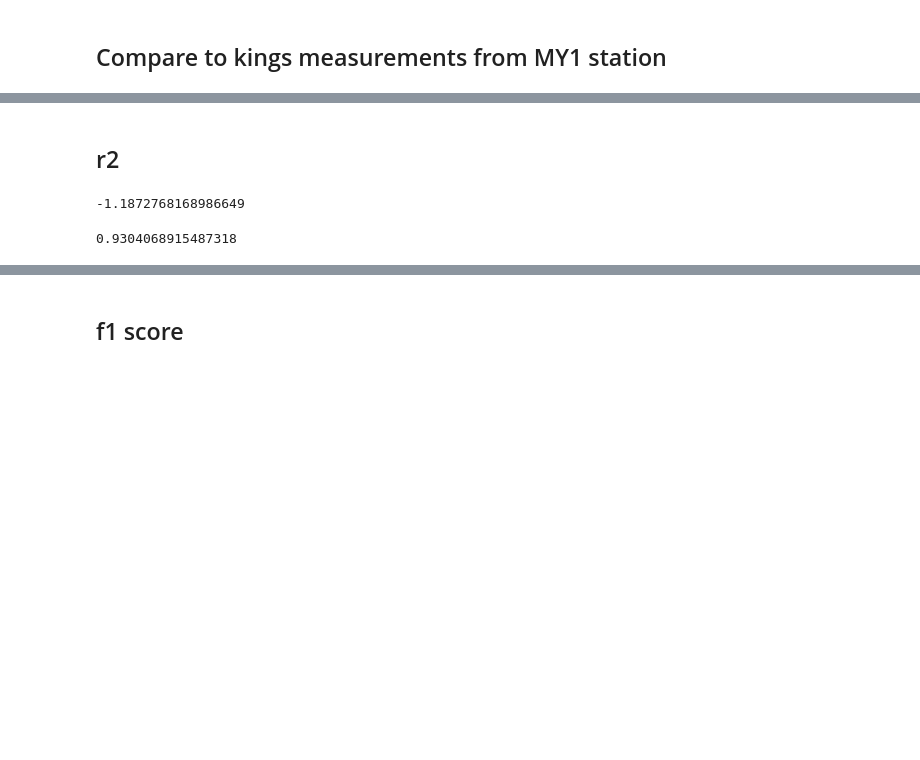
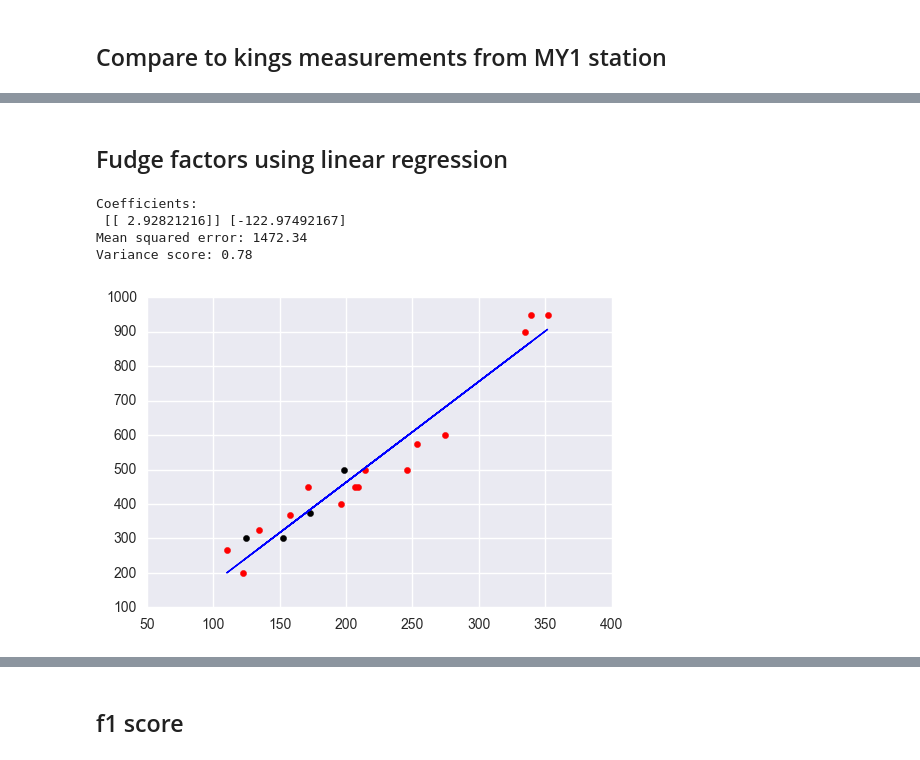
Before and after one commit to lingxz/climathon2016, a Jupyter notebook: sensors-colocation.ipynb, the cells around one changed output, grey strips where cells are left out. Drawn from its saved outputs; the diff is of its cells as text; code cells hidden in the pictures; blank space fills up the shorter version.

Commit message:
added 2 different ways of fudging the factors to make them fit

```diff
--- a/sensors-colocation.ipynb
+++ b/sensors-colocation.ipynb
@@ -148,4 +166,2 @@ max    950.000000       950.000000
 [figure]
 [figure]
-# %% [markdown]
-## r2
@@ -157,10 +168,39 @@ co_r2_df['co_ppb_modified'] = ds_merged['co_ppb_modified']
-# %%
-# r2 score without any scaling or translation
-r2_score(co_r2_df.dropna()['kings_co'], co_r2_df.dropna()['co_ppb'])
-# %% [output]
--1.1872768168986649
-# %%
-# r2 score after some normalization
-r2_score(co_r2_df.dropna()['kings_co'], co_r2_df.dropna()['co_ppb_modified'])
-# %% [output]
-0.9304068915487318
+# %% [markdown]
+## Fudge factors using linear regression
+# %%
+# drop nan values for our use
+ds_merged_temp = ds_merged.to_dataframe().dropna(subset=['kings_co'])
+
+# split the data into training and test sets
+kings_train, kings_test, co_train, co_test = train_test_split(ds_merged_temp.kings_co, ds_merged_temp.co_ppb, test_size=0.2)
+
+# convenience function for reshaping for use in sklearn linear regression
+def reshape(xarray_col):
+    return xarray_col.values.reshape((len(xarray_col.values), 1))
+
+# Create linear regression object
+regr = linear_model.LinearRegression()
+
+# Train the model using the training sets
+regr.fit(reshape(co_train), reshape(kings_train))
+# co_train.values.shape
+# The coefficients
+print('Coefficients: \n', regr.coef_, regr.intercept_)
+# The mean squared error
+print("Mean squared error: %.2f"
+      % np.mean((regr.predict(reshape(co_test)) - reshape(kings_test)) ** 2))
+# Explained variance score: 1 is perfect prediction
+print('Variance score: %.2f' % regr.score(reshape(co_test), reshape(kings_test)))
+
+
+plt.scatter(co_test, kings_test,  color='black')
+plt.scatter(co_train, kings_train, color='red')
+plt.plot(reshape(co_train), regr.predict(reshape(co_train)), color='blue',
+         linewidth=1)
+plt.show()
+# %% [output]
+Coefficients:
+ [[ 2.92821216]] [-122.97492167]
+Mean squared error: 1472.34
+Variance score: 0.78
+[figure, added]
```
Also changed, not shown: parts of 28 cells of this notebook.
